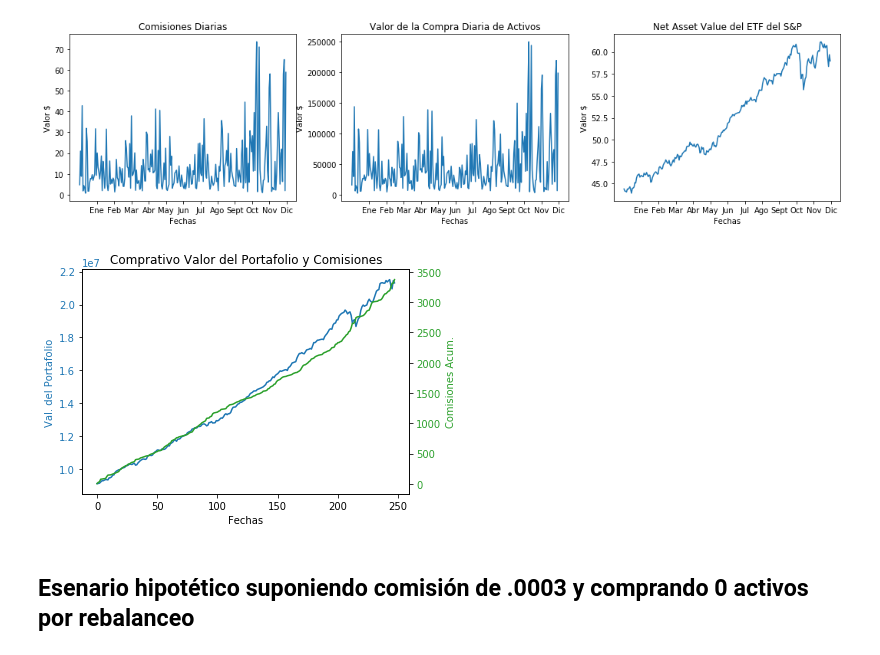
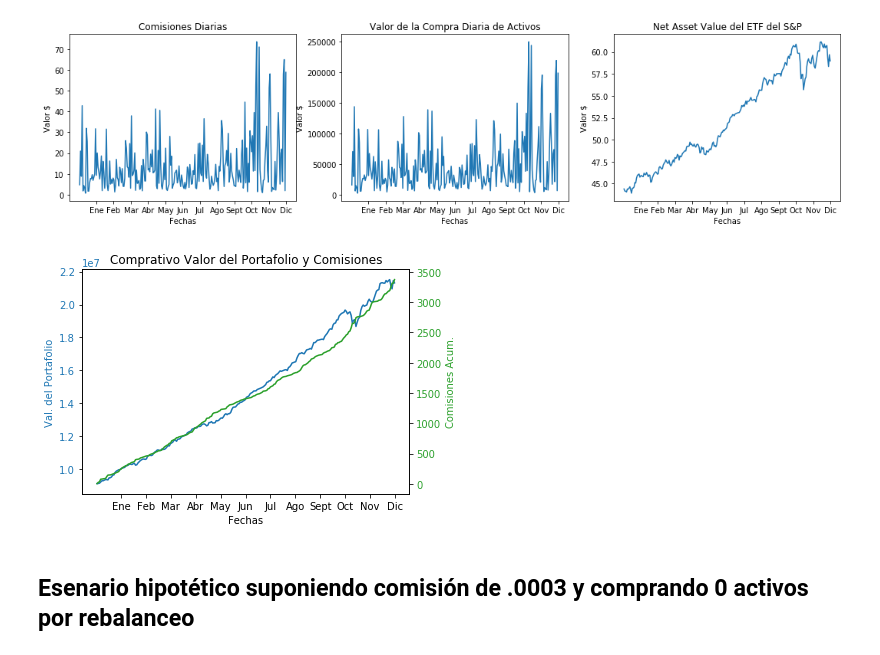
Before and after one commit to valenescobar/lab1_p1_eq4, a Jupyter notebook: lab1_pt2_eq4.ipynb, the cells around one changed output. Cells and saved outputs as stored; diff of their text form; code cells hidden in the pictures.

Commit message:
Mejoras visuales

```diff
--- a/lab1_pt2_eq4.ipynb
+++ b/lab1_pt2_eq4.ipynb
@@ -148,29 +148,24 @@ plt.show()
 # %%
 # Create some mock data
 t = np.arange(0,248)
 data1 = Serie_
 data2 = pd.DataFrame(l_comi).cumsum()
-
 fig, ax1 = plt.subplots()
-
-color = 'tab:blue'
 ax1.set_xlabel('Fechas')
-ax1.set_ylabel('Val. del Portafolio', color=color)
-ax1.plot(t, data1, color=color)
-ax1.tick_params(axis='y', labelcolor=color)
-
-ax2 = ax1.twinx()  # instantiate a second axes that shares the same x-axis
-
-color = 'tab:green'
-ax2.set_ylabel('Comisiones Acum.', color=color)  # we already handled the x-label with ax1
-ax2.plot(t, data2, color=color)
-ax2.tick_params(axis='y', labelcolor=color)
-
-fig.tight_layout()  # otherwise the right y-label is slightly clipped
+ax1.set_ylabel('Val. del Portafolio', color='tab:blue')
+ax1.plot(t, data1, color='tab:blue')
+ax1.tick_params(axis='y', labelcolor='tab:blue')
+#
+ax2 = ax1.twinx()
+ax2.set_ylabel('Comisiones Acum.', color='tab:green')
+ax2.plot(t, data2, color='tab:green')
+ax2.tick_params(axis='y', labelcolor='tab:green')
+fig.tight_layout()
 plt.title('Comprativo Valor del Portafolio y Comisiones')
+plt.xticks(np.arange(20,248,248/12), ('Ene','Feb','Mar','Abr','May','Jun','Jul','Ago','Sept','Oct','Nov','Dic'))
 plt.show()
 # %% [output]
-[figure, old version]
+[figure, new version]
 # %% [markdown]
 ## Esenario hipotético suponiendo comisión de .0003 y comprando 0 activos por rebalanceo
 # %%
```
Also changed, not shown: parts of 3 cells of this notebook.
